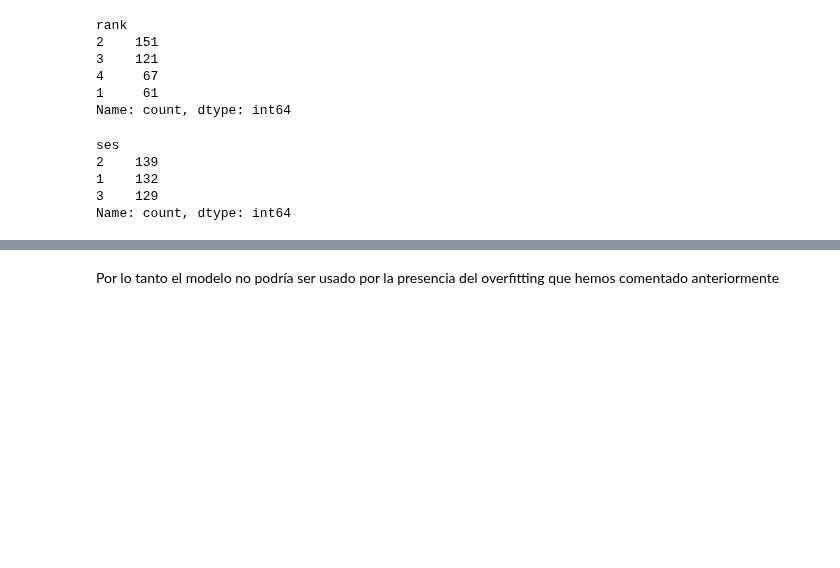
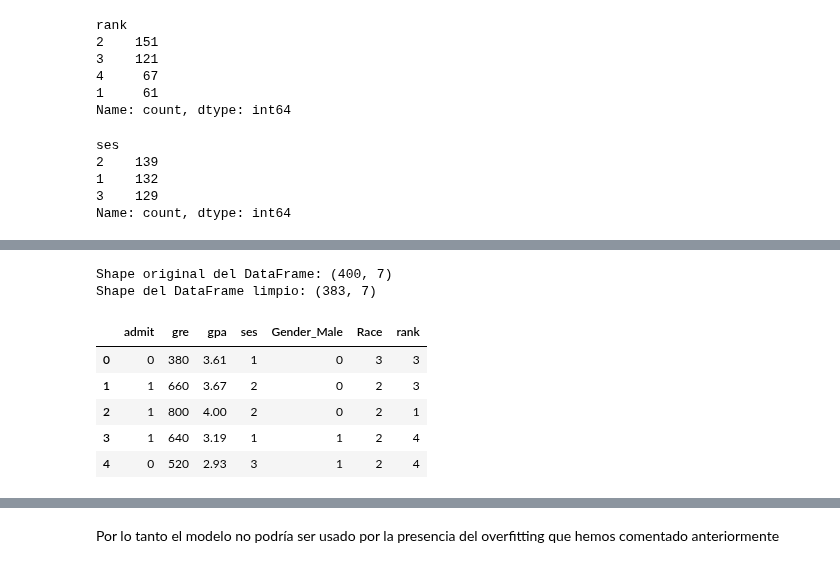
Before and after one commit to SamuehFDEZ/ProgramacionIA, a Jupyter notebook: examenPIA1eraEval/examen.ipynb, the cells around one changed output, grey strips where cells are left out. Drawn from its saved outputs; the diff is of its cells as text; code cells hidden in the pictures; blank space fills up the shorter version.

```diff
--- a/examenPIA1eraEval/examen.ipynb
+++ b/examenPIA1eraEval/examen.ipynb
@@ -221,2 +160,21 @@ Name: count, dtype: int64
+# %%
+# Crear una copia del DataFrame original para no modificarlo directamente
+df_cleaned = df.copy()
+z_scores = df_cleaned.apply(zscore)
+df_cleaned = df_cleaned[(z_scores.abs() <= 2).all(axis=1)]
+print(f"Shape original del DataFrame: {df.shape}")
+print(f"Shape del DataFrame limpio: {df_cleaned.shape}")
+# %% [output]
+Shape original del DataFrame: (400, 7)
+Shape del DataFrame limpio: (383, 7)
+# %%
+df_cleaned.head()
+# %% [output]
+|  | admit | gre | gpa | ses | Gender_Male | Race | rank |
+| 0 | 0 | 380 | 3.61 | 1 | 0 | 3 | 3 |
+| 1 | 1 | 660 | 3.67 | 2 | 0 | 2 | 3 |
+| 2 | 1 | 800 | 4.00 | 2 | 0 | 2 | 1 |
+| 3 | 1 | 640 | 3.19 | 1 | 1 | 2 | 4 |
+| 4 | 0 | 520 | 2.93 | 3 | 1 | 2 | 4 |
 # %%
 # Separar características (X) y variable objetivo (y)
```
Also changed, not shown: parts of 15 cells of this notebook.
